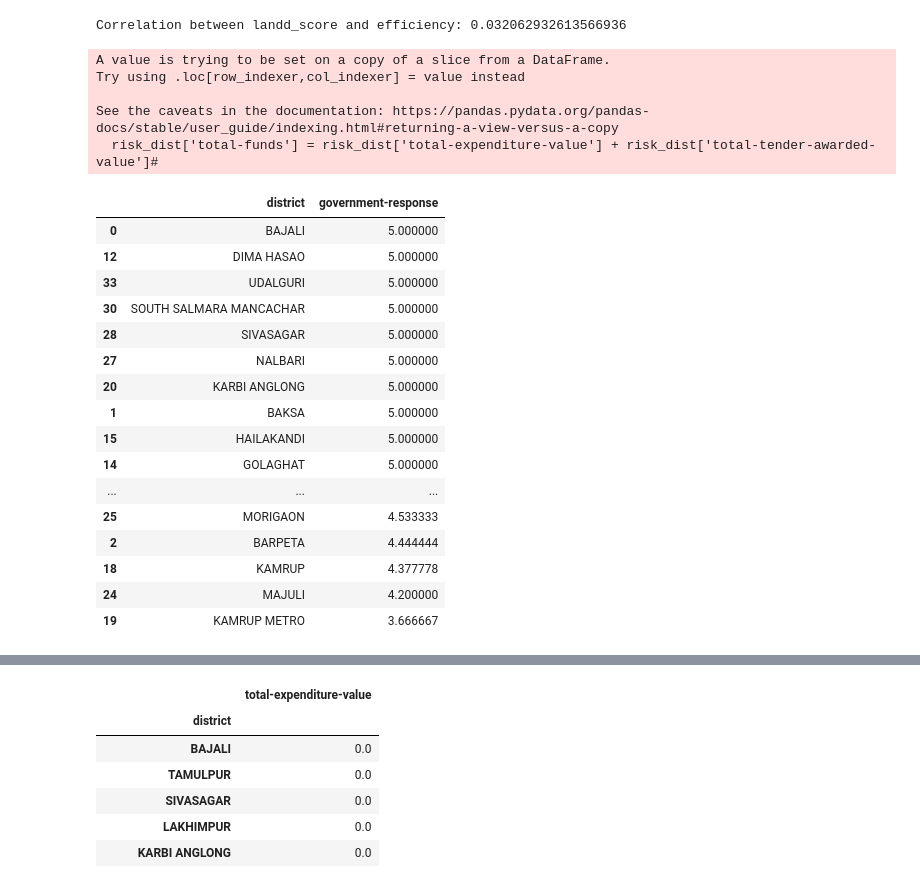
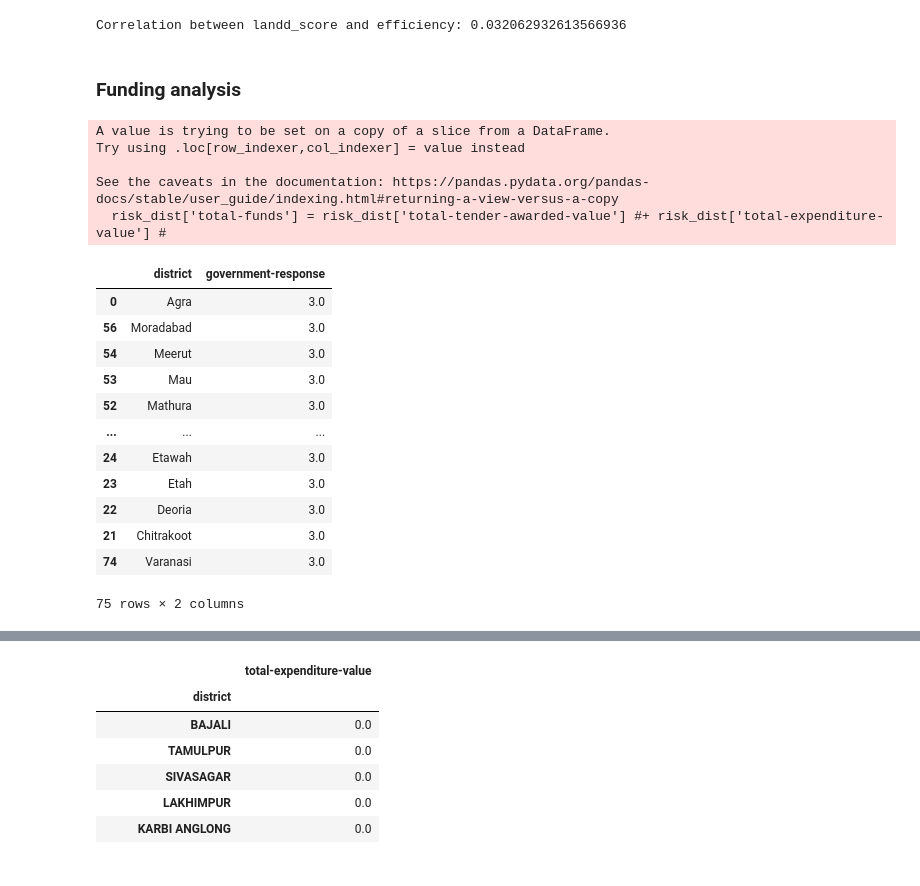
Before and after one commit to CivicDataLab/IDS-DRR-Uttar-Pradesh-Risk-Score-Model, a Jupyter notebook: RiskScoreModel/scripts/top_risk.ipynb, the cells around one changed output, grey strips where cells are left out. Saved outputs shown, nothing was run; the diff lists cells and outputs as text; code cells hidden in the pictures.

Commit message:
Updates: data sourced and model run until June 2025

```diff
--- a/RiskScoreModel/scripts/top_risk.ipynb
+++ b/RiskScoreModel/scripts/top_risk.ipynb
@@ -7,6 +22,6 @@ import geopandas as gpd
 # %%
-risk = pd.read_csv(r'D:\CivicDataLab_IDS-DRR\IDS-DRR_Github\Deployment\IDS-DRR-HIMACHAL-PRADESH-RISK-SCORE-MODEL\RiskScoreModel\data\risk_score_final_district.csv')
-risk_dist = risk.loc[risk['tehsil'].isnull()]
+risk = pd.read_csv(r'D:\CivicDataLab_IDS-DRR\IDS-DRR_Github\Deployment\IDS-DRR-UTTAR-PRADESH-RISK-SCORE-MODEL\RiskScoreModel\data\risk_score_final_district.csv')
+risk_dist = risk.loc[risk['sdtname'].isnull()]
 dist_risk = risk_dist.groupby('district').agg({'topsis-score':'mean'}).reset_index()
 dist_risk_sort = dist_risk.sort_values(by='topsis-score', ascending=False)
 dist_risk_sort
@@ -253,35 +268,33 @@ corr = merged_vul['landd_score'].corr(merged_vul['efficiency'])
 print("Correlation between landd_score and efficiency:", corr)
 # %% [output]
 Correlation between landd_score and efficiency: 0.032062932613566936
+# %% [markdown]
+### Funding analysis
 # %%
 # Highest and lowest funding received
-risk_dist['total-funds'] = risk_dist['total-expenditure-value'] + risk_dist['total-tender-awarded-value']#
+risk_dist['total-funds'] = risk_dist['total-tender-awarded-value'] #+ risk_dist['total-expenditure-value'] #
 #dist_response = risk_dist.groupby('district').agg({'total-funds':'sum'})
 dist_response = risk_dist.groupby('district').agg({'government-response':'mean'}).reset_index()
 dist_response_sort = dist_response.sort_values(by='government-response', ascending=False)
 dist_response_sort
 # %% [output]
 A value is trying to be set on a copy of a slice from a DataFrame.
 Try using .loc[row_indexer,col_indexer] = value instead
 
 See the caveats in the documentation: https://pandas.pydata.org/pandas-docs/stable/user_guide/indexing.html#returning-a-view-versus-a-copy
-  risk_dist['total-funds'] = risk_dist['total-expenditure-value'] + risk_dist['total-tender-awarded-value']#
+  risk_dist['total-funds'] = risk_dist['total-tender-awarded-value'] #+ risk_dist['total-expenditure-value'] #
 |  | district | government-response |
-| 0 | BAJALI | 5.000000 |
-| 12 | DIMA HASAO | 5.000000 |
-| 33 | UDALGURI | 5.000000 |
-| 30 | SOUTH SALMARA MANCACHAR | 5.000000 |
-| 28 | SIVASAGAR | 5.000000 |
-| 27 | NALBARI | 5.000000 |
-| 20 | KARBI ANGLONG | 5.000000 |
-| 1 | BAKSA | 5.000000 |
-| 15 | HAILAKANDI | 5.000000 |
-| 14 | GOLAGHAT | 5.000000 |
+| 0 | Agra | 3.0 |
+| 56 | Moradabad | 3.0 |
+| 54 | Meerut | 3.0 |
+| 53 | Mau | 3.0 |
+| 52 | Mathura | 3.0 |
 | ... | ... | ... |
-| 25 | MORIGAON | 4.533333 |
-| 2 | BARPETA | 4.444444 |
-| 18 | KAMRUP | 4.377778 |
-| 24 | MAJULI | 4.200000 |
-| 19 | KAMRUP METRO | 3.666667 |
+| 24 | Etawah | 3.0 |
+| 23 | Etah | 3.0 |
+| 22 | Deoria | 3.0 |
+| 21 | Chitrakoot | 3.0 |
+| 74 | Varanasi | 3.0 |
+75 rows × 2 columns
 # %%
 # Highest and lowest funding received
```
Also changed, not shown: parts of 3 cells of this notebook, 11 other files.
